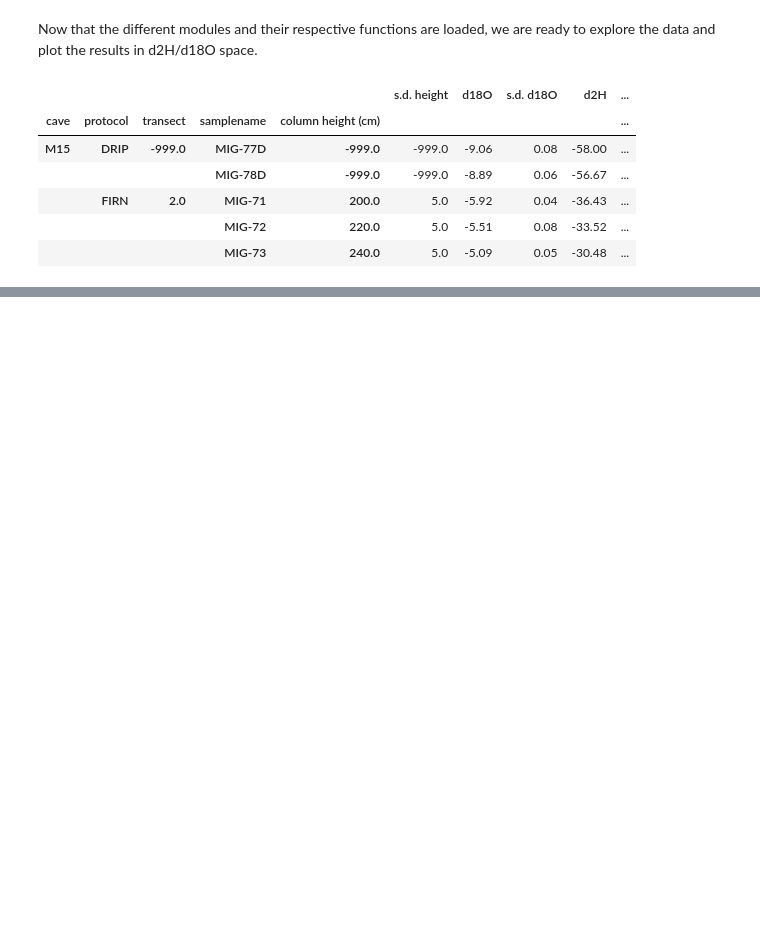
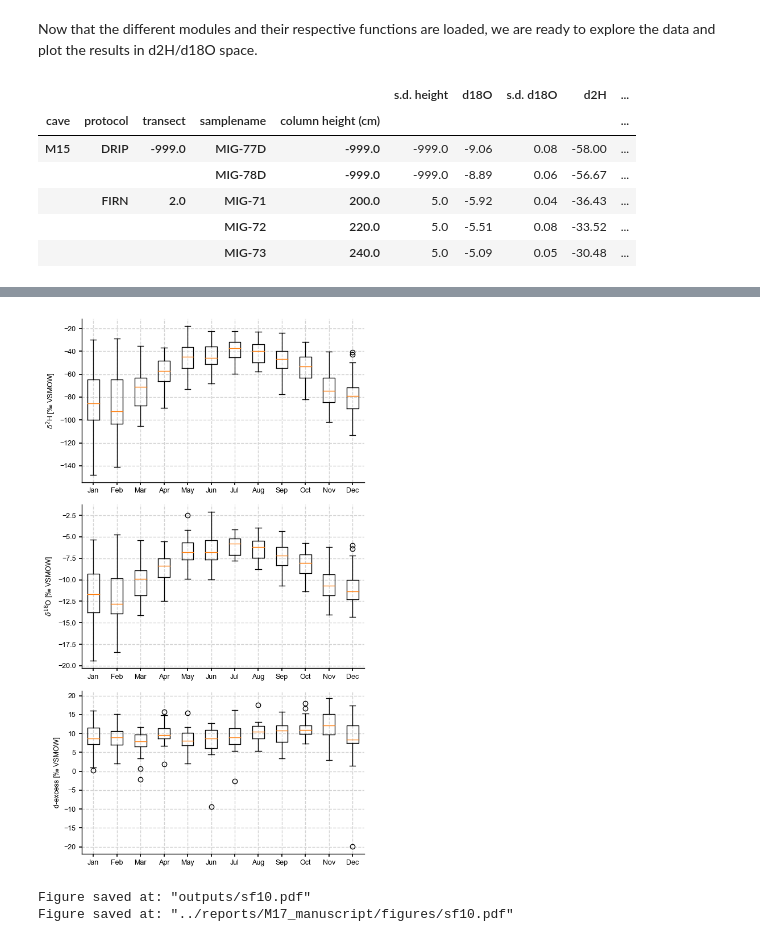
Before and after one commit to tr1813/ice-accummulation-M17, a Jupyter notebook: notebooks/isotopic_plots.ipynb, the cells around one changed output, grey strips where cells are left out. Saved outputs shown, nothing was run; the diff lists cells and outputs as text; code cells hidden in the pictures; blank space fills up the shorter version.

```diff
--- a/notebooks/isotopic_plots.ipynb
+++ b/notebooks/isotopic_plots.ipynb
@@ -76,0 +93,4 @@ plt.show()
+# %%
+lj = regional.loc['LJUBLJANA'].copy()
+# %%
+lj['d-excess'] = lj['H2']-lj['O18']*8
@@ -76,0 +114,28 @@ plt.show()
+# %%
+# a supplementary figure for the boxplots of precip by quarter.
+def Monthly(var):
+    monthly = np.array([lj.loc[lj.index.month == i+1][var].dropna().to_numpy() for i in range(12)],dtype = object)
+    return monthly
+# %%
+fig, axes = plt.subplots(3,1,figsize = (6,10))
+
+m = [i for i in month_abbr][1:]
+
+varlabels = {'H2':'$\delta^2$H [‰ VSMOW]',
+       'O18':'$\delta^{18}$O [‰ VSMOW]',
+       'd-excess': 'd-excess [‰ VSMOW]'}
+
+for ax,(var,label) in zip(axes, varlabels.items()):
+    ax.boxplot(Monthly(var),labels =m)
+    ax.set_ylabel(label,fontsize = 9)
+    ax.tick_params(axis='both', which='major', labelsize=9)
+
+plt.tight_layout()
+pyleo.showfig(fig)
+pyleo.savefig(fig,'outputs/sf10.pdf',settings = {'dpi':300})
+pyleo.savefig(fig,'../reports/M17_manuscript/figures/sf10.pdf',settings = {'dpi':300})
+pyleo.closefig()
+# %% [output]
+[figure, added]
+Figure saved at: "outputs/sf10.pdf"
+Figure saved at: "../reports/M17_manuscript/figures/sf10.pdf"
```
Also changed, not shown: parts of 21 cells of this notebook, 28 other files.
